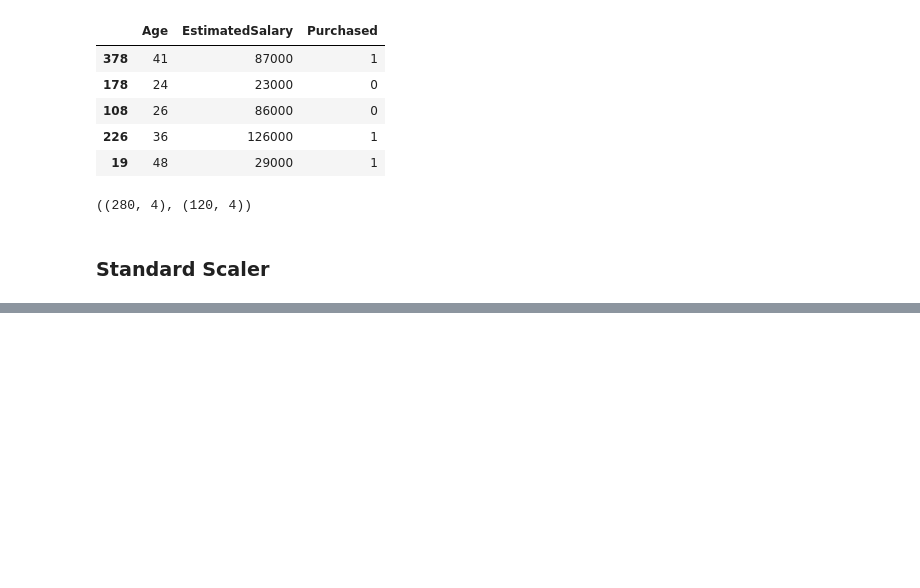
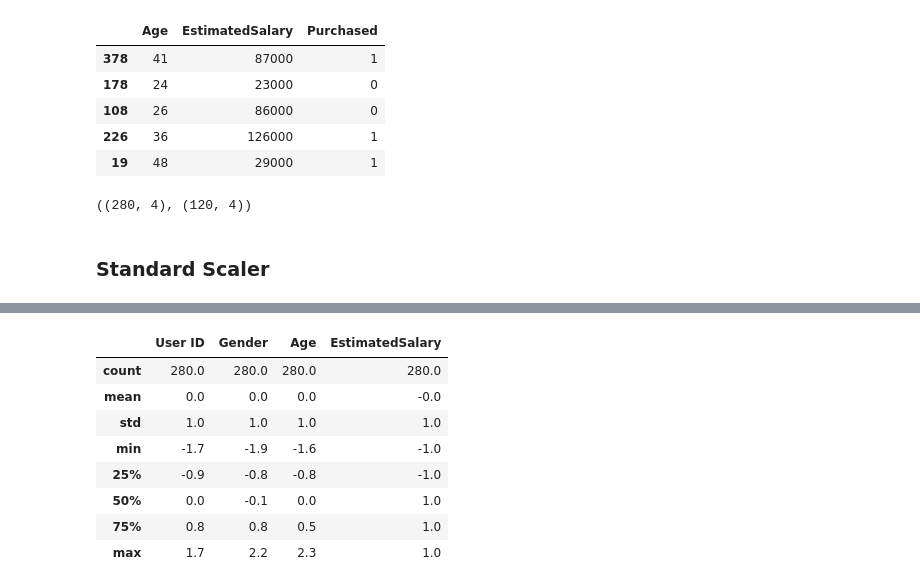
Before and after one commit to therakeshjoshi/Learning-Machine-Learning, a Jupyter notebook: Feature Engineering/Feature Transformation/Feature_Scaling_Standardization.ipynb, the cells around one changed output, grey strips where cells are left out. Drawn from its saved outputs; the diff is of its cells as text; code cells hidden in the pictures; blank space fills up the shorter version.

```diff
--- a/Feature Engineering/Feature Transformation/Feature_Scaling_Standardization.ipynb
+++ b/Feature Engineering/Feature Transformation/Feature_Scaling_Standardization.ipynb
@@ -40,0 +28,20 @@ scaler.mean_
+# %%
+import pandas as pd
+from sklearn.preprocessing import StandardScaler
+
+# Encode categorical features using pd.get_dummies
+X_train_encoded = pd.get_dummies(X_train, drop_first=True)
+X_test_encoded = pd.get_dummies(X_test, drop_first=True)
+
+# Align columns in case training/test differ
+X_train_encoded, X_test_encoded = X_train_encoded.align(X_test_encoded, join='left', axis=1, fill_value=0)
+
+# Scale
+scaler = StandardScaler()
+X_train_scaled = scaler.fit_transform(X_train_encoded)
+X_test_scaled = scaler.transform(X_test_encoded)
+# %%
+import pandas as pd
+
+X_train_scaled = pd.DataFrame(X_train_scaled, columns=X_train.columns)
+X_test_scaled = pd.DataFrame(X_test_scaled, columns=X_test.columns)
@@ -40,0 +60,12 @@ scaler.mean_
+# %%
+np.round(X_train_scaled.describe(),1)
+# %% [output]
+|  | User ID | Gender | Age | EstimatedSalary |
+| count | 280.0 | 280.0 | 280.0 | 280.0 |
+| mean | 0.0 | 0.0 | 0.0 | -0.0 |
+| std | 1.0 | 1.0 | 1.0 | 1.0 |
+| min | -1.7 | -1.9 | -1.6 | -1.0 |
+| 25% | -0.9 | -0.8 | -0.8 | -1.0 |
+| 50% | 0.0 | -0.1 | 0.0 | 1.0 |
+| 75% | 0.8 | 0.8 | 0.5 | 1.0 |
+| max | 1.7 | 2.2 | 2.3 | 1.0 |
```
Also changed, not shown: parts of 7 cells of this notebook.
